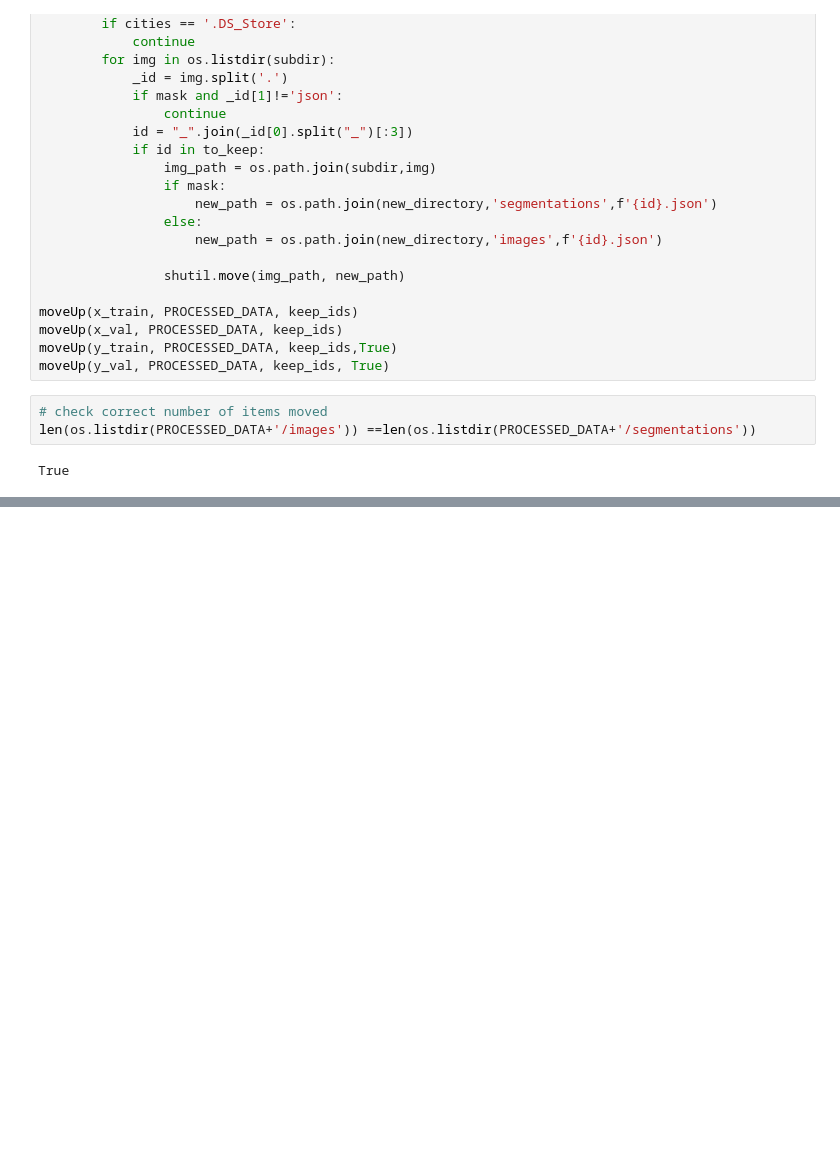
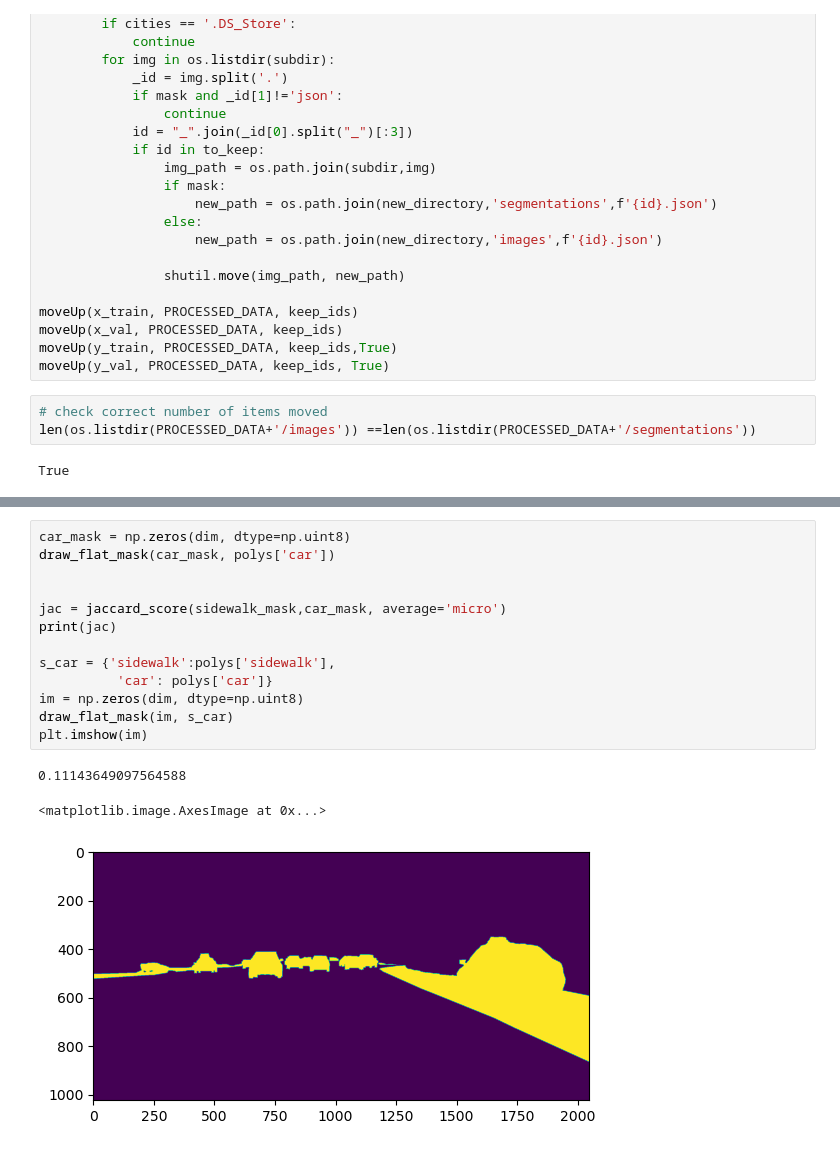
Before and after one commit to DataScienceAndEngineering/deep-learning-final-project-project-sidewalk, a Jupyter notebook: notebooks/explorations/data_prune.ipynb, the cells around one changed output, grey strips where cells are left out. Saved outputs shown, nothing was run; the diff lists cells and outputs as text; blank space fills up the shorter version.

```diff
--- a/notebooks/explorations/data_prune.ipynb
+++ b/notebooks/explorations/data_prune.ipynb
@@ -62,0 +217,17 @@ True
+# %%
+car_mask = np.zeros(dim, dtype=np.uint8)
+draw_flat_mask(car_mask, polys['car'])
+
+
+jac = jaccard_score(sidewalk_mask,car_mask, average='micro')
+print(jac)
+
+s_car = {'sidewalk':polys['sidewalk'],
+          'car': polys['car']}
+im = np.zeros(dim, dtype=np.uint8)
+draw_flat_mask(im, s_car)
+plt.imshow(im)
+# %% [output]
+0.11143649097564588
+<matplotlib.image.AxesImage at 0x...>
+[figure, added]
```
Also changed, not shown: parts of 12 cells of this notebook.
